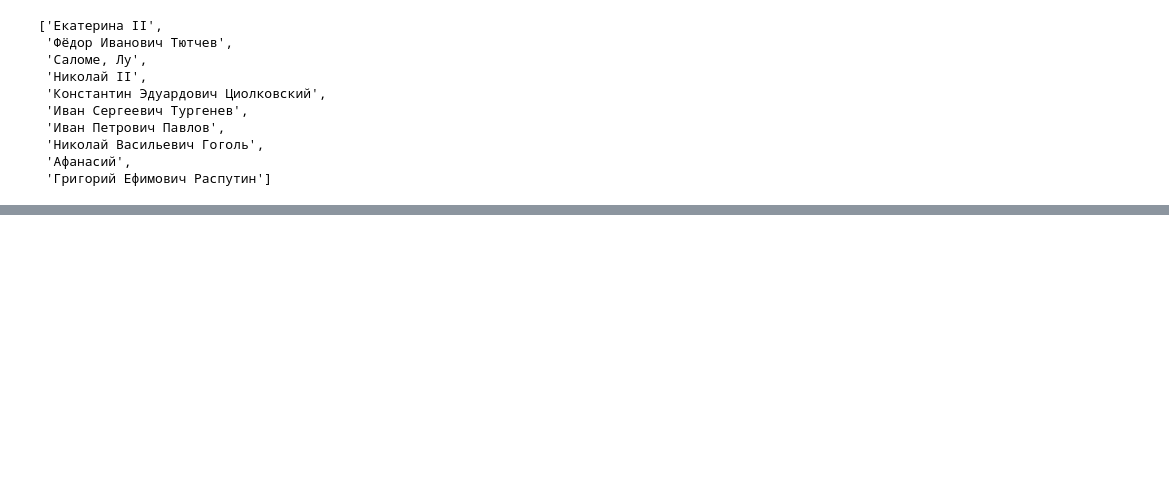
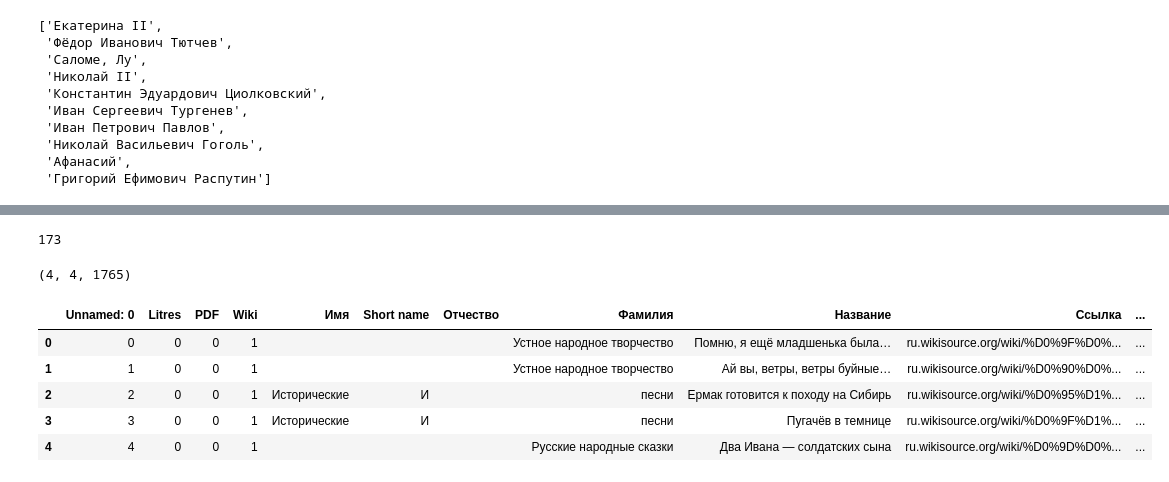
Before and after one commit to Stoneberry/School_corpora, a Jupyter notebook: Учебный корпус.ipynb, the cells around one changed output, grey strips where cells are left out. Drawn from its saved outputs; the diff is of its cells as text; code cells hidden in the pictures; blank space fills up the shorter version.

```diff
--- a/Учебный корпус.ipynb
+++ b/Учебный корпус.ipynb
@@ -761,0 +883,2 @@ len(yes), len(no)
+# %%
+res = soup.find_all('li', class_='mw-search-result')
@@ -761,0 +934,8 @@ len(yes), len(no)
+# %%
+from wikibase_api import Wikibase
+import dateutil.parser
+
+
+# ["info", "sitelinks", "aliases", "labels", "descriptions", "claims", "datatype"]
+
+wb = Wikibase()
@@ -761,0 +960,43 @@ len(yes), len(no)
+# %%
+len(death_times)
+# %% [output]
+173
+# %%
+death_times[('М.', 'В.', 'Ломоносов')]
+# %% [output]
+(4, 4, 1765)
+# %%
+ids = []
+death = []
+auth_wr = []
+
+
+for ind in data.index:
+
+    name = data.loc[ind]['Имя']
+    surname = data.loc[ind]['Фамилия']
+    fathersname = data.loc[ind]['Отчество']
+
+    trpl = (name, fathersname, surname)
+
+    dth = death_times.get(trpl)
+    id_ = names_wiki_id.get(trpl)
+
+    if dth and dth[-1] < 1949: auth_wr.append(0)
+    else: auth_wr.append(1)
+
+    death.append(dth)
+    ids.append(id_)
+# %%
+data['Дата смерти'] = death
+data['Wiki id'] = ids
+data['Авт. права wiki'] = auth_wr
+# %%
+data.head()
+# %% [output]
+|  | Unnamed: 0 | Litres | PDF | Wiki | Имя | Short name | Отчество | Фамилия | Название | Ссылка | ... |
+| 0 | 0 | 0 | 0 | 1 |  |  |  | Устное народное творчество | Помню, я ещё младшенька была… | ru.wikisource.org/wiki/%D0%9F%D0%... | ... |
+| 1 | 1 | 0 | 0 | 1 |  |  |  | Устное народное творчество | Ай вы, ветры, ветры буйные… | ru.wikisource.org/wiki/%D0%90%D0%... | ... |
+| 2 | 2 | 0 | 0 | 1 | Исторические | И |  | песни | Ермак готовится к походу на Сибирь | ru.wikisource.org/wiki/%D0%95%D1%... | ... |
+| 3 | 3 | 0 | 0 | 1 | Исторические | И |  | песни | Пугачёв в темнице | ru.wikisource.org/wiki/%D0%9F%D1%... | ... |
+| 4 | 4 | 0 | 0 | 1 |  |  |  | Русские народные сказки | Два Ивана — солдатских сына | ru.wikisource.org/wiki/%D0%9D%D0%... | ... |
```
Also changed, not shown: parts of 41 cells of this notebook.
